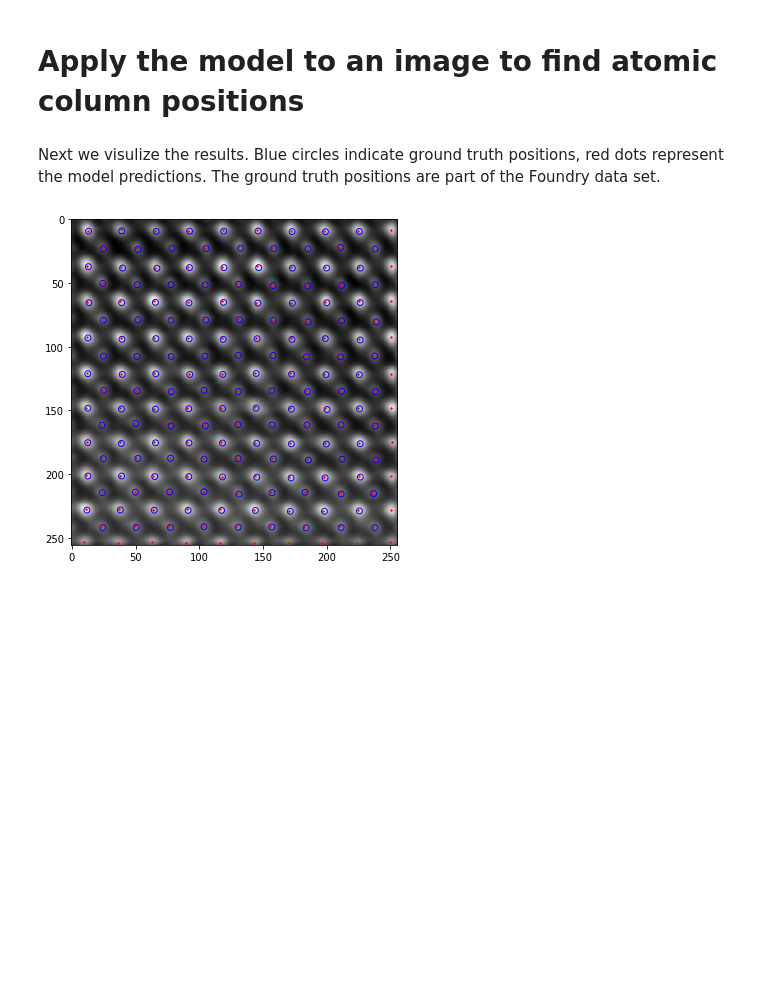
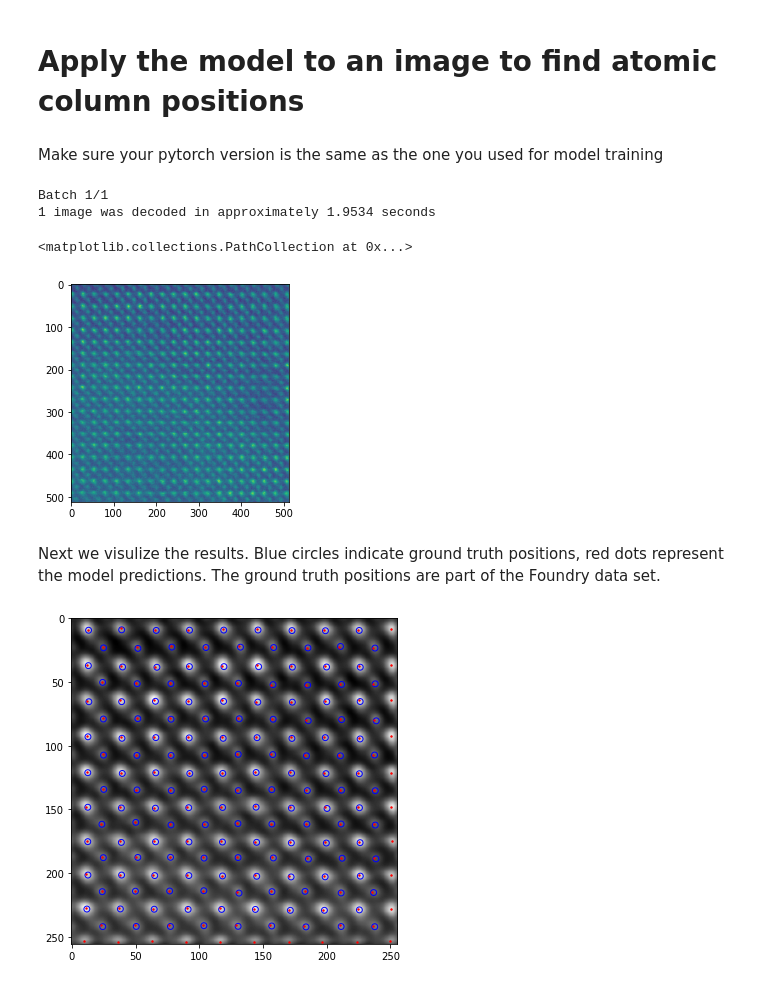
Before and after one commit to navn1/atomfinder_skunkworks, a Jupyter notebook: evaluation/Atomfinder_model_evaluation.ipynb, the cells around one changed output. Drawn from its saved outputs; the diff is of its cells as text; code cells hidden in the pictures; blank space fills up the shorter version.

Commit message:
latest version

```diff
--- a/evaluation/Atomfinder_model_evaluation.ipynb
+++ b/evaluation/Atomfinder_model_evaluation.ipynb
@@ -86,5 +91,7 @@ A few rows of table view of the metadata will be good to clearly exibit the data
 # %% [markdown]
 # Apply the model to an image to find atomic column positions
+# %% [markdown]
+Make sure your pytorch version is the same as the one you used for model training
 # %%
 index = 255 # the index number of the image you want to load from the whole dataset (0-298)
 key = list(imgs.keys())[index]
@@ -92,14 +104,24 @@ im = np.asarray(imgs[key])
 # %%
-# load the model you want to use and run
-!pip install atomai
-import atomai
-w = torch.load('path/name.tar')
+w = torch.load('/content/drive/MyDrive/AtomfinderProject/AtomFinder_Skunkworks/Jingrui Wei/model_0428_2336_metadict_final.tar',map_location=torch.device('cpu'))
 ww = list(w.items())[8][1]
-model = atomai.models.Segmentor(model = 'SegResNet',nb_classes=1) # consistent with the model you are loading
-model.net.load_state_dict(ww)
+model = atomai.nets.SegResNet(nb_classes=1) # consistent with the model you are loading
+model.load_state_dict(ww)
 
-nn_output, coordinates = model.predict(expdata)
-predictpos_y, predictpos_x, _ = coordinates[0].T
+pseg = atomai.predictors.SegPredictor(model)
+nn_output, coords = pseg.run(im)
+predictpos_y, predictpos_x, _ = coords[0].T
+# %% [output]
+Batch 1/1
+1 image was decoded in approximately 1.9534 seconds
+# %%
+# Take a quick look at the model outputs
+import matplotlib.pyplot as plt
+#plt.imshow(im)
+plt.imshow(nn_output)
+plt.scatter(predictpos_y, predictpos_x)
+# %% [output]
+<matplotlib.collections.PathCollection at 0x...>
+[figure, added]
 # %% [markdown]
 Next we visulize the results. Blue circles indicate ground truth positions, red dots represent the model predictions. The ground truth positions are part of the Foundry data set.
 # %%
```
Also changed, not shown: parts of 2 cells of this notebook.
